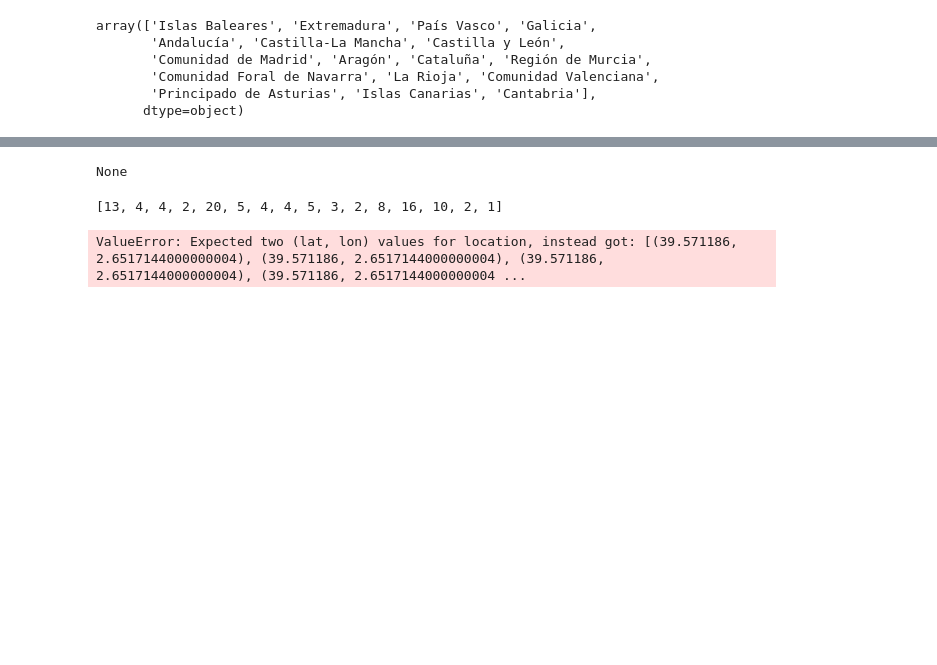
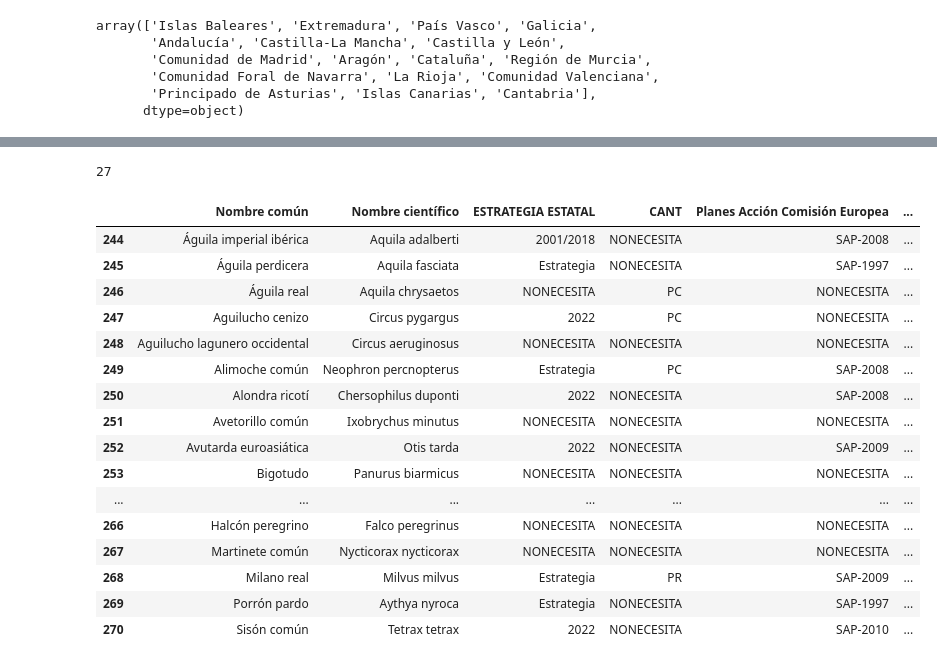
Before and after one commit to Factoria-F5-AI-Bootcamp-1-Edicion/Tracking_Aves, a Jupyter notebook: notebooks/EDA_planes.ipynb, the cells around one changed output, grey strips where cells are left out. Cells and saved outputs as stored; diff of their text form; code cells hidden in the pictures; blank space fills up the shorter version.

Commit message:
Mapa de planes funcionando

```diff
--- a/notebooks/EDA_planes.ipynb
+++ b/notebooks/EDA_planes.ipynb
@@ -1535,26 +1515,0 @@ ValueError: If using all scalar values, you must pass an index
-# %%
-print(total)
-# %% [output]
-None
-# %%
-total = cuentaTotalPlanes(planes_elegidos)
-latitud = planes_elegidos["lat"]
-longitud = planes_elegidos["lon"]
-
-mapa = folium.Map(location=[40.4168, -3.7038], zoom_start=6)
-burbuja = folium.CircleMarker(location=[(lat, lon) for lat, lon in zip(planes_elegidos['lat'], planes_elegidos['lon'])],
-                                radius=4,
-                                color='#3186cc',
-                                fill=True,
-                                fill_color='#3186cc')
-
-# Agregar el número de etiqueta encima de la burbuja
-folium.Marker([latitud, longitud], icon=folium.Icon(color='white', icon_color='black', icon=4)).add_to(mapa)
-
-# Agregar la burbuja al mapa
-burbuja.add_to(mapa)
-
-mapa
-# %% [output]
-[13, 4, 4, 2, 20, 5, 4, 4, 5, 3, 2, 8, 16, 10, 2, 1]
-ValueError: Expected two (lat, lon) values for location, instead got: [(39.571186, 2.6517144000000004), (39.571186, 2.6517144000000004), (39.571186, 2.6517144000000004), (39.571186, 2.6517144000000004 ...
@@ -1567,0 +1516,23 @@ fig.show()
+# %%
+ciu = 'Comunidad de Madrid'
+print(len(planes_elegidos[planes_elegidos['Ubicacion']==ciu]))
+planes_elegidos[planes_elegidos['Ubicacion']==ciu]
+# %% [output]
+27
+|  | Nombre común | Nombre científico | ESTRATEGIA ESTATAL | CANT | Planes Acción Comisión Europea | ... |
+| 244 | Águila imperial ibérica | Aquila adalberti | 2001/2018 | NONECESITA | SAP-2008 | ... |
+| 245 | Águila perdicera | Aquila fasciata | Estrategia | NONECESITA | SAP-1997 | ... |
+| 246 | Águila real | Aquila chrysaetos | NONECESITA | PC | NONECESITA | ... |
+| 247 | Aguilucho cenizo | Circus pygargus | 2022 | PC | NONECESITA | ... |
+| 248 | Aguilucho lagunero occidental | Circus aeruginosus | NONECESITA | NONECESITA | NONECESITA | ... |
+| 249 | Alimoche común | Neophron percnopterus | Estrategia | PC | SAP-2008 | ... |
+| 250 | Alondra ricotí | Chersophilus duponti | 2022 | NONECESITA | SAP-2008 | ... |
+| 251 | Avetorillo común | Ixobrychus minutus | NONECESITA | NONECESITA | NONECESITA | ... |
+| 252 | Avutarda euroasiática | Otis tarda | 2022 | NONECESITA | SAP-2009 | ... |
+| 253 | Bigotudo | Panurus biarmicus | NONECESITA | NONECESITA | NONECESITA | ... |
+| ... | ... | ... | ... | ... | ... | ... |
+| 266 | Halcón peregrino | Falco peregrinus | NONECESITA | NONECESITA | NONECESITA | ... |
+| 267 | Martinete común | Nycticorax nycticorax | NONECESITA | NONECESITA | NONECESITA | ... |
+| 268 | Milano real | Milvus milvus | Estrategia | PR | SAP-2009 | ... |
+| 269 | Porrón pardo | Aythya nyroca | Estrategia | NONECESITA | SAP-1997 | ... |
+| 270 | Sisón común | Tetrax tetrax | 2022 | NONECESITA | SAP-2010 | ... |
```
Also changed, not shown: parts of 7 cells of this notebook, 1 other file.
